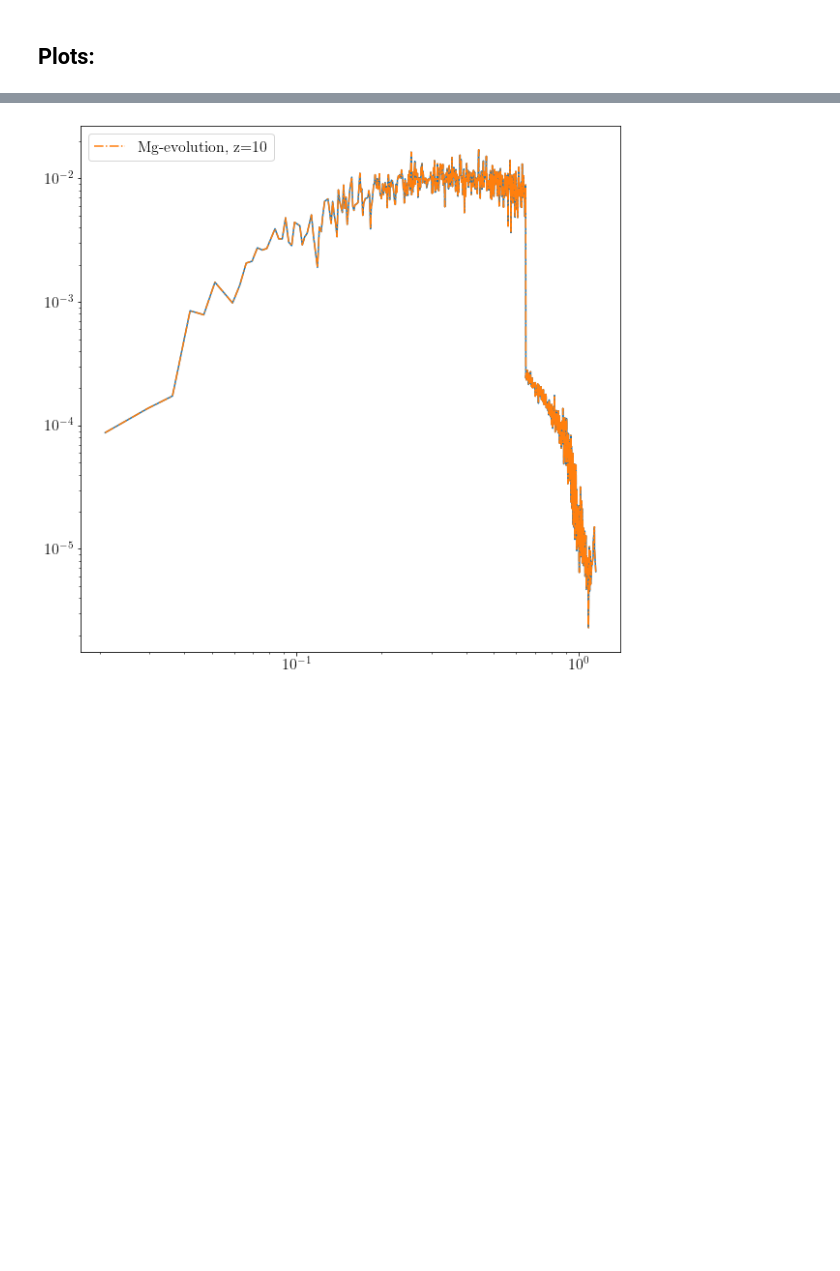
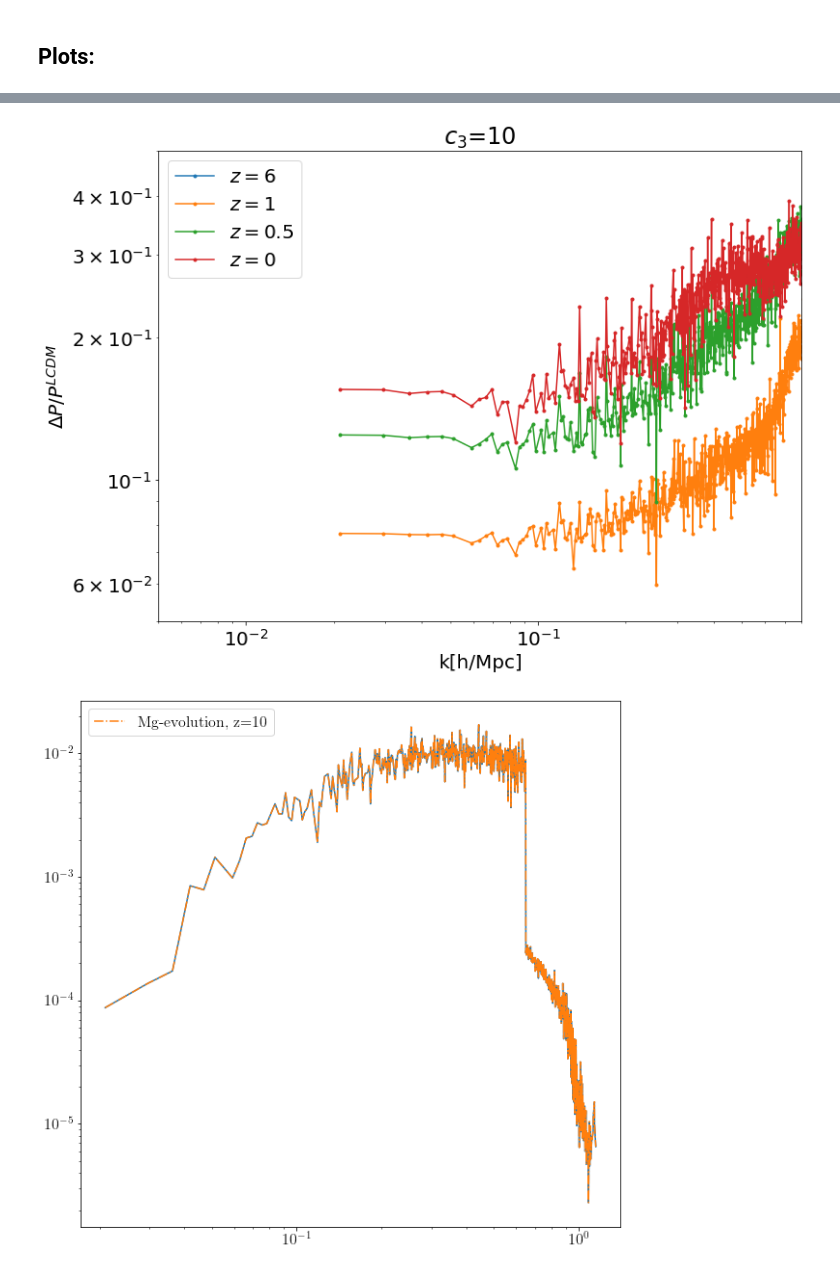
Before and after one commit to FarbodHassani/MG-evolution, a Jupyter notebook: notebooks/Cubic_Galilean.ipynb, the cells around one changed output, grey strips where cells are left out. Drawn from its saved outputs; the diff is of its cells as text; code cells hidden in the pictures; blank space fills up the shorter version.

```diff
--- a/notebooks/Cubic_Galilean.ipynb
+++ b/notebooks/Cubic_Galilean.ipynb
@@ -51,3 +47,28 @@ plt.legend()
+# %%
+plt.rcParams['font.size'] = 20
+fig = plt.figure(figsize=(12,9))
+
+for z in [6, 1,0.5,0]:
+
+    k_ec_ref =  data['delta']['lcdm']['z='+str(z)][:,0]
+    p_ec_ref =  data['delta']['lcdm']['z='+str(z)][:,1]
+
+    k_ec = data['delta']['cg']['z='+str(z)][:,0]
+    pk_ec = data['delta']['cg']['z='+str(z)][:,1]
+
+    plt.semilogx(k_ec_ref, (pk_ec/p_ec_ref)-1., ".-", label = "$z=$"+str(z))
+
+
+    plt.title(r"$c_3 $=10")
+    plt.xlabel("k[h/Mpc]")
+    plt.ylabel("$\Delta P/P^{LCDM}}$")
+    plt.ylim(0.05, 0.5)
+    plt.xlim(0.005, 0.8)
+    plt.yscale('log')
+    plt.legend()
+#     plt.savefig('H0rc1_z_'+str(z)+'.pdf', bbox_inches='tight')
+# %% [output]
+[figure, added]
 # %%
 plt.rcParams['font.size'] = 16
 
```
Also changed, not shown: parts of 4 cells of this notebook, 8 other files.
